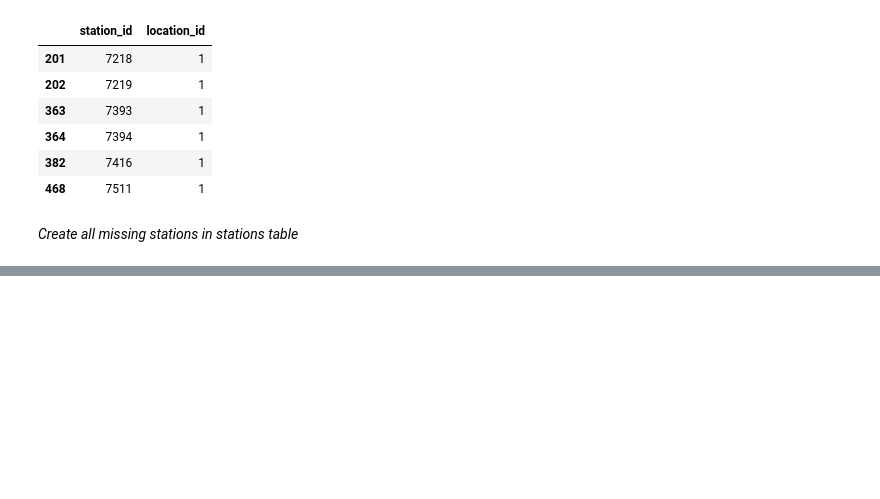
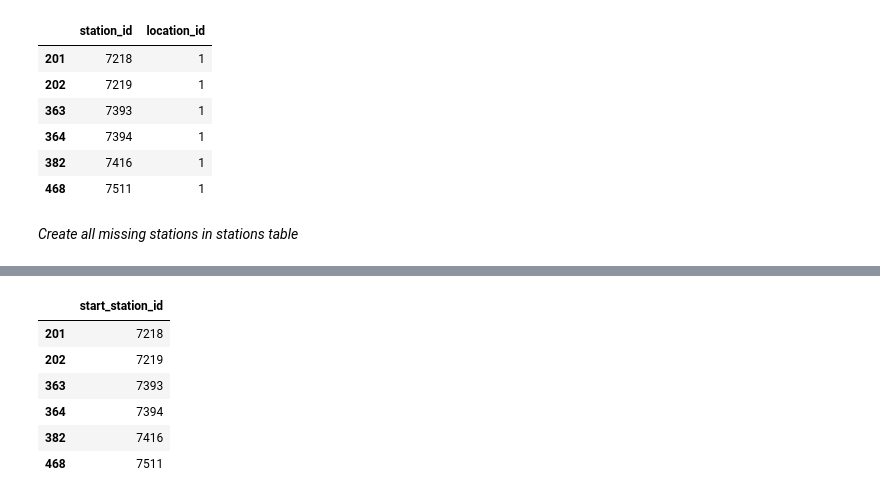
Before and after one commit to JeganS948/project2, a Jupyter notebook: locations.ipynb, the cells around one changed output, grey strips where cells are left out. Cells and saved outputs as stored; diff of their text form; code cells hidden in the pictures; blank space fills up the shorter version.

```diff
--- a/locations.ipynb
+++ b/locations.ipynb
@@ -343,0 +361,4 @@ dtype: object
+# %%
+all_stations = session.query(Stations.station_id).all()
+all_stns_df = pd.DataFrame(all_stations)
+all_stns_df
@@ -343,0 +379,11 @@ dtype: object
+# %%
+missing_start = start_station[-start_station["start_station_id"].isin(all_stns_df["station_id"])]
+missing_start
+# %% [output]
+|  | start_station_id |
+| 201 | 7218 |
+| 202 | 7219 |
+| 363 | 7393 |
+| 364 | 7394 |
+| 382 | 7416 |
+| 468 | 7511 |
```
Also changed, not shown: parts of 11 cells of this notebook.
